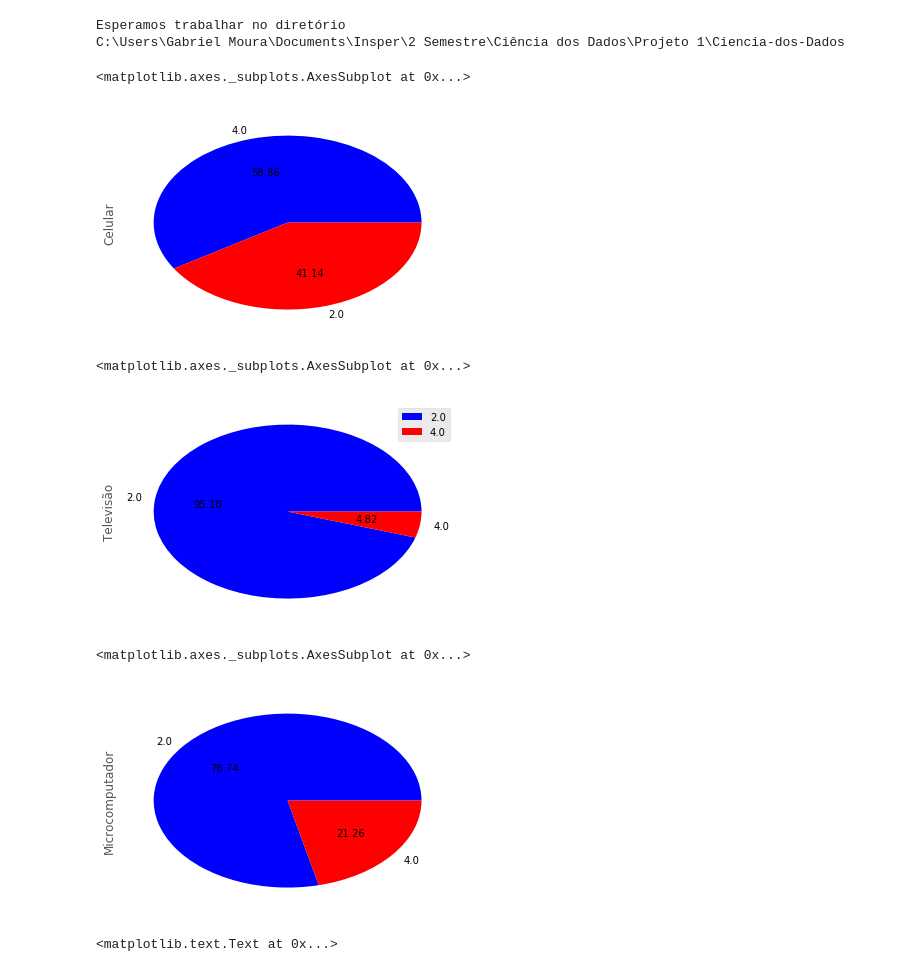
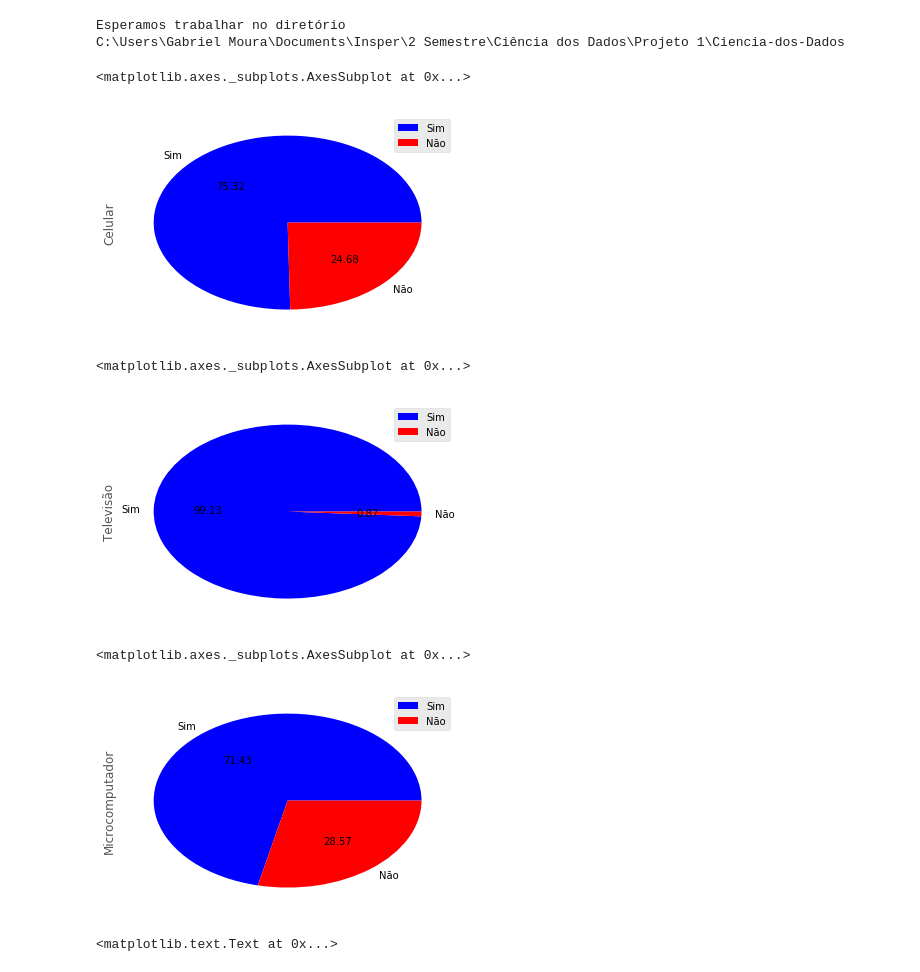
Before and after one commit to Gabrielmou/Ciencia-dos-Dados, a Jupyter notebook: Projeto1 Gabriel Moura.ipynb, the cells around one changed output. Cells and saved outputs as stored; diff of their text form; code cells hidden in the pictures.

```diff
--- a/Projeto1 Gabriel Moura.ipynb
+++ b/Projeto1 Gabriel Moura.ipynb
@@ -48,46 +50,45 @@ C:\Users\Gabriel Moura\Documents\Insper\2 Semestre\Ciência dos Dados\Projeto 1\
 import pandas as pd
 import numpy as np
 import matplotlib.pyplot as plt
 
 #dados = pd.read_csv("PNAD/PNAD DOM2009/DOM2009csv/DOM2009.csv")
 #dados = pd.read_table("PNAD/PNAD DOM2009/DOM2009csv/DOM2009.csv", encoding="windows-1252", sep=",")
 dados = pd.read_csv('PNAD/PNAD DOM2009/DOM2009csv/DOM2009.csv',sep=',')
 dados = dados.rename(columns={"UF":"Estados","V0207":"Condição","V2020":"Celular","V4621":"Renda","V0226":"Televisão","V0232":"Microcomputador","V0105":"Total de moradores","V4105":"CódigoCensitário","V2123":"Menor"})
 dados_resumidos = dados[dados.Estados == 35] #filtragem para São Paulo
 
 dados_resumidos = dados_resumidos.ix[:, ["Celular","Televisão","Microcomputador","Renda","Total de moradores","CódigoCensitário","Menor"]]
 #dados_resumidos.Condição = dados_resumidos.Condição.astype('category')
 dados_resumidos.Celular = dados_resumidos.Celular.astype('category')
 dados_resumidos.Televisão = dados_resumidos.Televisão.astype('category')
 dados_resumidos.Microcomputador = dados_resumidos.Microcomputador.astype('category')
 dados_resumidos.CódigoCensitário= dados_resumidos.CódigoCensitário.astype('category')
 dados_resumidos.Menor = dados_resumidos.Menor.astype('category')
 #dados_resumidos.Condição.cat.categories = ('Proprio Pago', 'Proprio Pagando','Alugado','Cedido por empregador','Cedido de outra forma','Outro')
 dados_resumidos.Celular.cat.categories = ('Sim', 'Não')
 dados_resumidos.Televisão.cat.categories = ('Sim', 'Não')
 dados_resumidos.Microcomputador.cat.categories = ('Sim', 'Não')
 dados_resumidos.CódigoCensitário.cat.categories = ('Urbana1','Urbana2','Urbana3','Rural1','Rural2','Rural3','Rural4')
 dados_resumidos.Menor.cat.categories = ('Sim','Não')
 #dados_resumidos= dados_resumidos[dados_resumidos.Condição.notnull()]
 dados_resumidos= dados_resumidos[dados_resumidos.Microcomputador.notnull()]
 dados_resumidos= dados_resumidos[dados_resumidos.Menor.notnull()]
 
 
-dfc = dados.Celular.value_counts()
-#dfc = dados.Celular.reindex(["Sim",  "Não"])
-dfc.plot(kind='pie', colors=('blue', 'red'), autopct="%0.2f",legend=False)
+dfc = dados_resumidos.Celular.value_counts(True)
+dfc.plot(kind='pie', colors=('blue', 'red'), autopct="%0.2f",legend=True)
 # %% [output]
 <matplotlib.axes._subplots.AxesSubplot at 0x...>
-[figure, old version]
+[figure, new version]
 # %%
-dfc1 = dados.Televisão.value_counts()
+dfc1 = dados_resumidos.Televisão.value_counts(True)
 dfc1.plot(kind='pie', colors=('blue', 'red'), autopct="%0.2f",legend=True)
 # %% [output]
 <matplotlib.axes._subplots.AxesSubplot at 0x...>
-[figure, old version]
+[figure, new version]
 # %%
-dfc2 = dados.Microcomputador.value_counts()
-dfc2.plot(kind='pie', colors=('blue', 'red'), autopct="%0.2f",legend=False)
+dfc2 = dados_resumidos.Microcomputador.value_counts()
+dfc2.plot(kind='pie', colors=('blue', 'red'), autopct="%0.2f",legend=True)
 # %% [output]
 <matplotlib.axes._subplots.AxesSubplot at 0x...>
-[figure, old version]
+[figure, new version]
```
Also changed, not shown: parts of 4 cells of this notebook.
